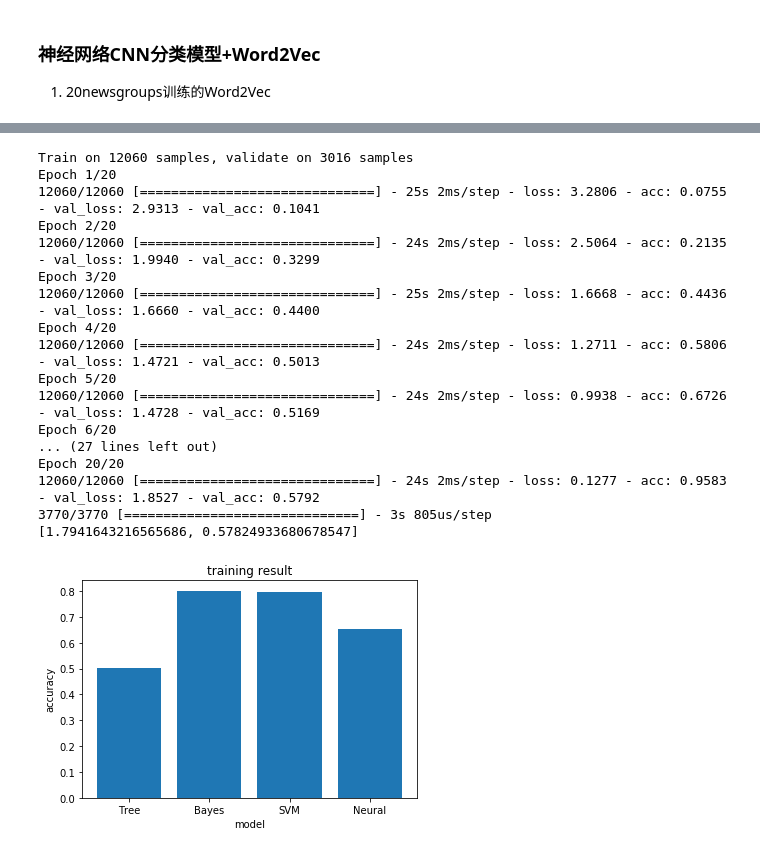
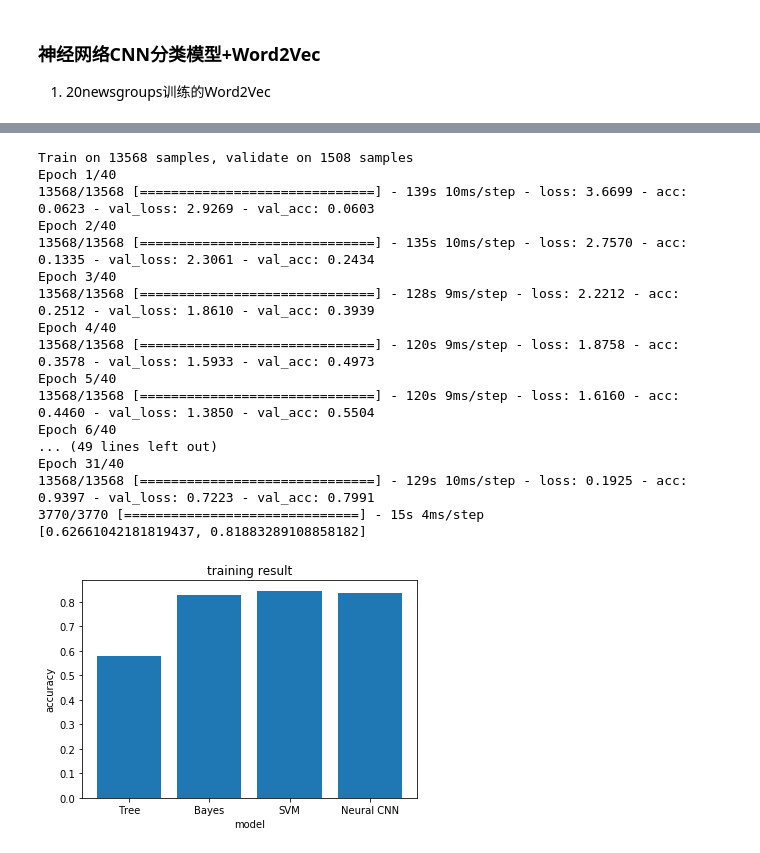
Before and after one commit to TrellixVulnTeam/udacity_CPLF, a Jupyter notebook: capstone/project/report.ipynb, the cells around one changed output, grey strips where cells are left out. Cells and saved outputs as stored; diff of their text form; code cells hidden in the pictures.

```diff
--- a/capstone/project/report.ipynb
+++ b/capstone/project/report.ipynb
@@ -435,32 +490,32 @@ Epoch 20/20
 # %%
-his, result = cnn_train_optimizer(w2v_model2.wv)
+his, result = cnn_train_multi(w2v_model2.wv)
 print(result)
 # %% [output]
-Train on 12060 samples, validate on 3016 samples
-Epoch 1/20
-12060/12060 [==============================] - 25s 2ms/step - loss: 3.2806 - acc: 0.0755 - val_loss: 2.9313 - val_acc: 0.1041
-Epoch 2/20
-12060/12060 [==============================] - 24s 2ms/step - loss: 2.5064 - acc: 0.2135 - val_loss: 1.9940 - val_acc: 0.3299
-Epoch 3/20
-12060/12060 [==============================] - 25s 2ms/step - loss: 1.6668 - acc: 0.4436 - val_loss: 1.6660 - val_acc: 0.4400
-Epoch 4/20
-12060/12060 [==============================] - 24s 2ms/step - loss: 1.2711 - acc: 0.5806 - val_loss: 1.4721 - val_acc: 0.5013
-Epoch 5/20
-12060/12060 [==============================] - 24s 2ms/step - loss: 0.9938 - acc: 0.6726 - val_loss: 1.4728 - val_acc: 0.5169
-Epoch 6/20
-... (27 lines left out)
-Epoch 20/20
-12060/12060 [==============================] - 24s 2ms/step - loss: 0.1277 - acc: 0.9583 - val_loss: 1.8527 - val_acc: 0.5792
-3770/3770 [==============================] - 3s 805us/step
-[1.7941643216565686, 0.57824933680678547]
+Train on 13568 samples, validate on 1508 samples
+Epoch 1/40
+13568/13568 [==============================] - 139s 10ms/step - loss: 3.6699 - acc: 0.0623 - val_loss: 2.9269 - val_acc: 0.0603
+Epoch 2/40
+13568/13568 [==============================] - 135s 10ms/step - loss: 2.7570 - acc: 0.1335 - val_loss: 2.3061 - val_acc: 0.2434
+Epoch 3/40
+13568/13568 [==============================] - 128s 9ms/step - loss: 2.2212 - acc: 0.2512 - val_loss: 1.8610 - val_acc: 0.3939
+Epoch 4/40
+13568/13568 [==============================] - 120s 9ms/step - loss: 1.8758 - acc: 0.3578 - val_loss: 1.5933 - val_acc: 0.4973
+Epoch 5/40
+13568/13568 [==============================] - 120s 9ms/step - loss: 1.6160 - acc: 0.4460 - val_loss: 1.3850 - val_acc: 0.5504
+Epoch 6/40
+... (49 lines left out)
+Epoch 31/40
+13568/13568 [==============================] - 129s 10ms/step - loss: 0.1925 - acc: 0.9397 - val_loss: 0.7223 - val_acc: 0.7991
+3770/3770 [==============================] - 15s 4ms/step
+[0.62661042181819437, 0.81883289108858182]
 # %%
-models = ["Tree", "Bayes", "SVM", "Neural"]
-scores = [0.503, 0.801, 0.795, 0.652]
+models = ["Tree", "Bayes", "SVM", "Neural CNN"]
+scores = [0.578, 0.828, 0.845, 0.836]
 plt.title("training result")
 plt.xlabel("model")
 plt.ylabel("accuracy")
 plt.bar(range(len(scores)), scores, tick_label = models, align='center', alpha=1)
 plt.show()
 # %% [output]
-[figure, old version]
+[figure, new version]
 # %%
```
Also changed, not shown: parts of 23 cells of this notebook, 1 other file.
